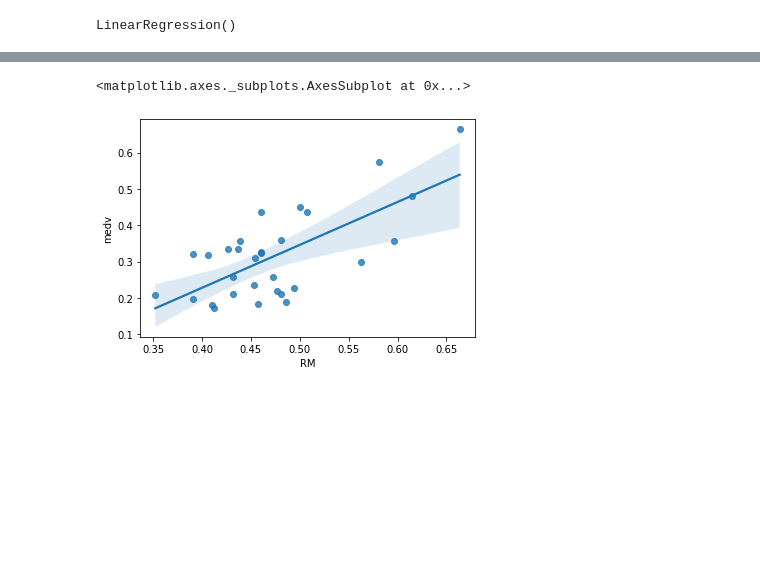
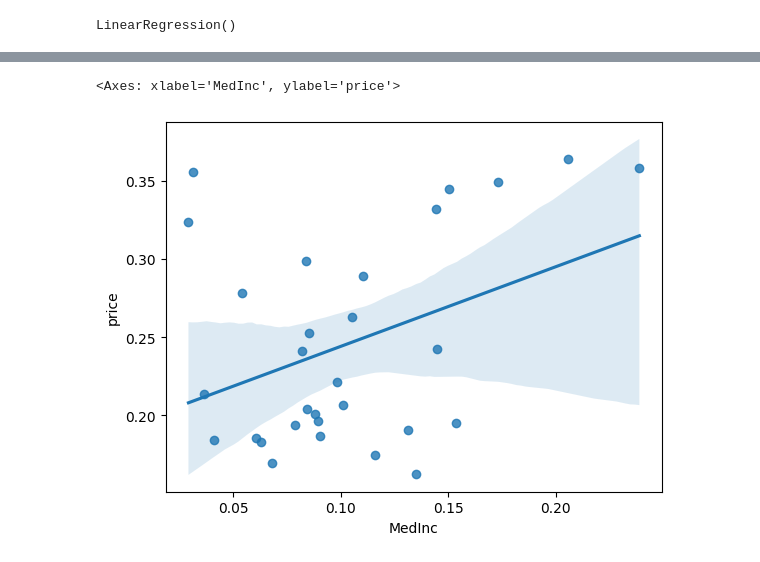
Before and after one commit to a-nagar/vistra-intermediate-fall-2024, a Jupyter notebook: Intermediate_Class2.ipynb, the cells around one changed output, grey strips where cells are left out. Cells and saved outputs as stored; diff of their text form; code cells hidden in the pictures; blank space fills up the shorter version.

```diff
--- a/Intermediate_Class2.ipynb
+++ b/Intermediate_Class2.ipynb
@@ -349,3 +297,7 @@ df = pd.DataFrame(boston.data, columns=boston.feature_names)
+# %%
+df = california.data
+# %%
+df['price'] = california.target
 # %%
 df.describe()
 # %% [output]
@@ -378,2 +325,0 @@ df.corr()
-# %%
-df['medv'] = boston.target
@@ -398,3 +326,3 @@ df.corr()
 # %%
 # which 2 or 3 attributes seem most closely correlated (ignore +/- sign) with the medv variable?
-df_new = df[['LSTAT', 'RM', 'NOX', 'INDUS', 'CRIM', 'medv' ]]
+df_new = df[['MedInc', 'HouseAge', 'AveRooms', 'price']]
@@ -513,6 +421,6 @@ print(r2_score(y_test, pred_test_rr))
 # %%
-sns.regplot(x="RM", y="medv", data=df_scaled.loc[21:50,:])
+sns.regplot(x="MedInc", y="price", data=df_scaled.loc[21:50,:])
 # %% [output]
-<matplotlib.axes._subplots.AxesSubplot at 0x...>
+<Axes: xlabel='MedInc', ylabel='price'>
-[figure, old version]
+[figure, new version]
 # %%
```
Also changed, not shown: parts of 35 cells of this notebook.
